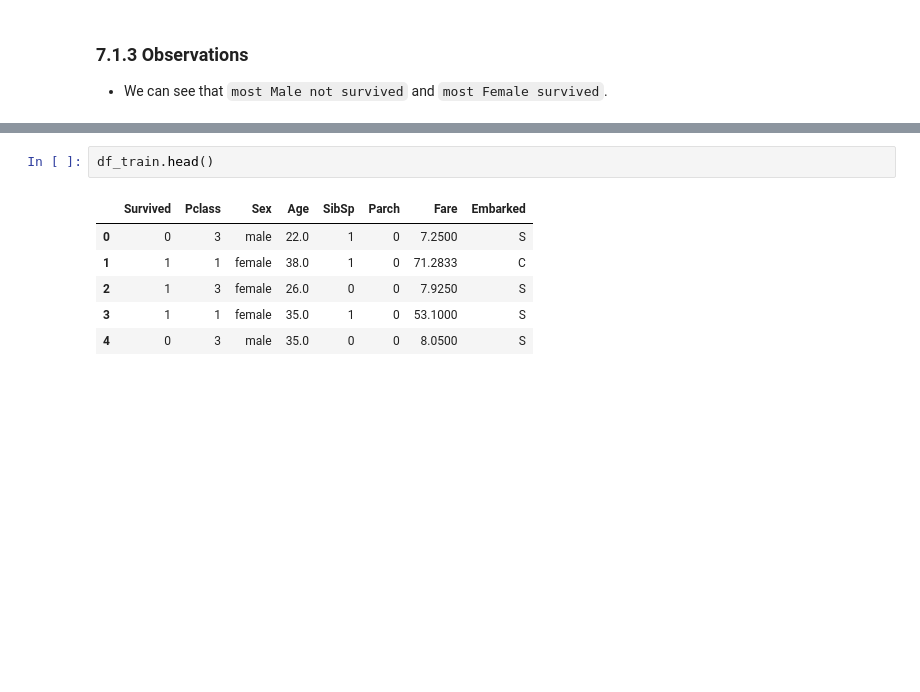
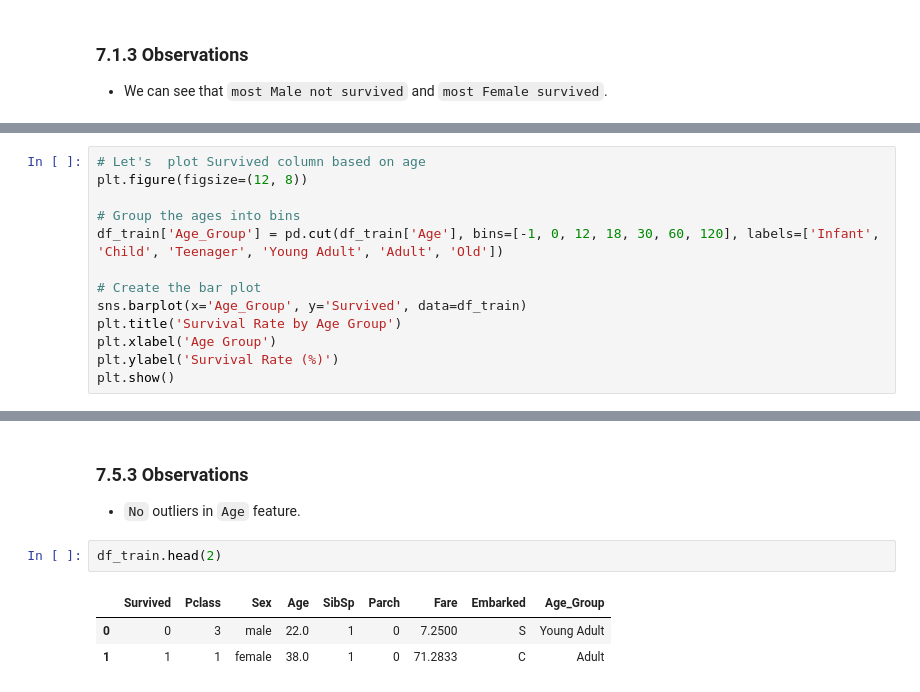
Before and after one commit to HaiderQadri/PYTHON-For-Data-Science_and_AI, a Jupyter notebook: 00_projects/04_titanic_eda_and_model_for_prediction/titanic_eda_and_model.ipynb, the cells around one changed output, grey strips where cells are left out. Cells and saved outputs as stored; diff of their text form; blank space fills up the shorter version.

```diff
--- a/00_projects/04_titanic_eda_and_model_for_prediction/titanic_eda_and_model.ipynb
+++ b/00_projects/04_titanic_eda_and_model_for_prediction/titanic_eda_and_model.ipynb
@@ -510,0 +524,13 @@ plt.show()
+# %%
+# Let's  plot Survived column based on age
+plt.figure(figsize=(12, 8))
+
+# Group the ages into bins
+df_train['Age_Group'] = pd.cut(df_train['Age'], bins=[-1, 0, 12, 18, 30, 60, 120], labels=['Infant', 'Child', 'Teenager', 'Young Adult', 'Adult', 'Old'])
+
+# Create the bar plot
+sns.barplot(x='Age_Group', y='Survived', data=df_train)
+plt.title('Survival Rate by Age Group')
+plt.xlabel('Age Group')
+plt.ylabel('Survival Rate (%)')
+plt.show()
@@ -511,9 +730,9 @@ plt.show()
+# %% [markdown]
+### 7.5.3 Observations
+- `No` outliers in `Age` feature.
 # %%
-df_train.head()
+df_train.head(2)
 # %% [output]
-|  | Survived | Pclass | Sex | Age | SibSp | Parch | Fare | Embarked |
-| 0 | 0 | 3 | male | 22.0 | 1 | 0 | 7.2500 | S |
-| 1 | 1 | 1 | female | 38.0 | 1 | 0 | 71.2833 | C |
-| 2 | 1 | 3 | female | 26.0 | 0 | 0 | 7.9250 | S |
-| 3 | 1 | 1 | female | 35.0 | 1 | 0 | 53.1000 | S |
-| 4 | 0 | 3 | male | 35.0 | 0 | 0 | 8.0500 | S |
+|  | Survived | Pclass | Sex | Age | SibSp | Parch | Fare | Embarked | Age_Group |
+| 0 | 0 | 3 | male | 22.0 | 1 | 0 | 7.2500 | S | Young Adult |
+| 1 | 1 | 1 | female | 38.0 | 1 | 0 | 71.2833 | C | Adult |
```
Also changed, not shown: parts of 36 cells of this notebook.
